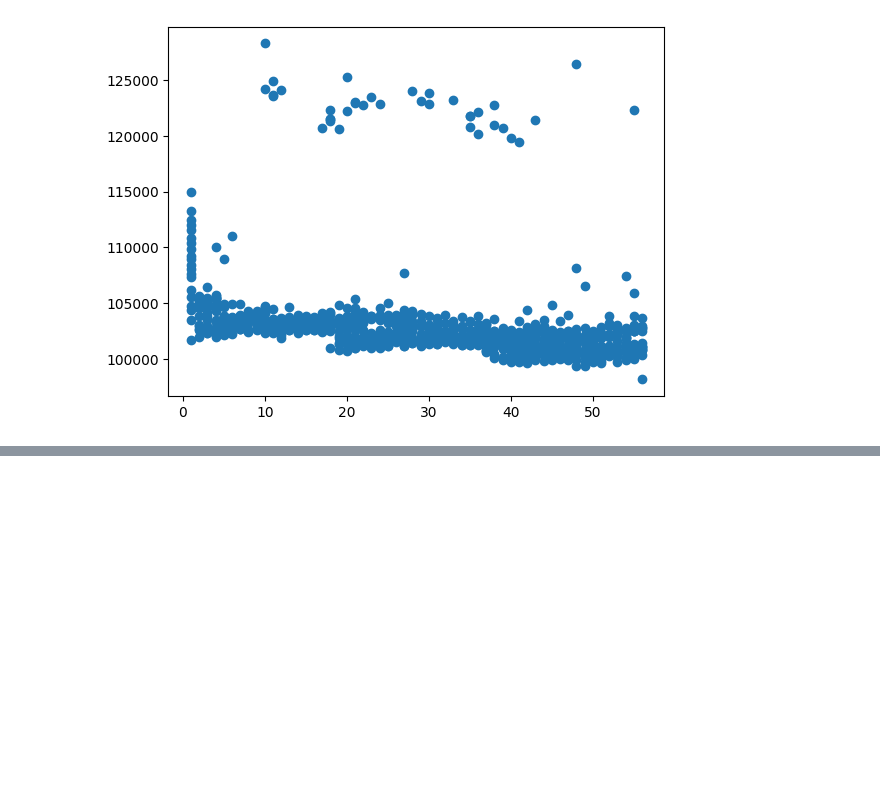
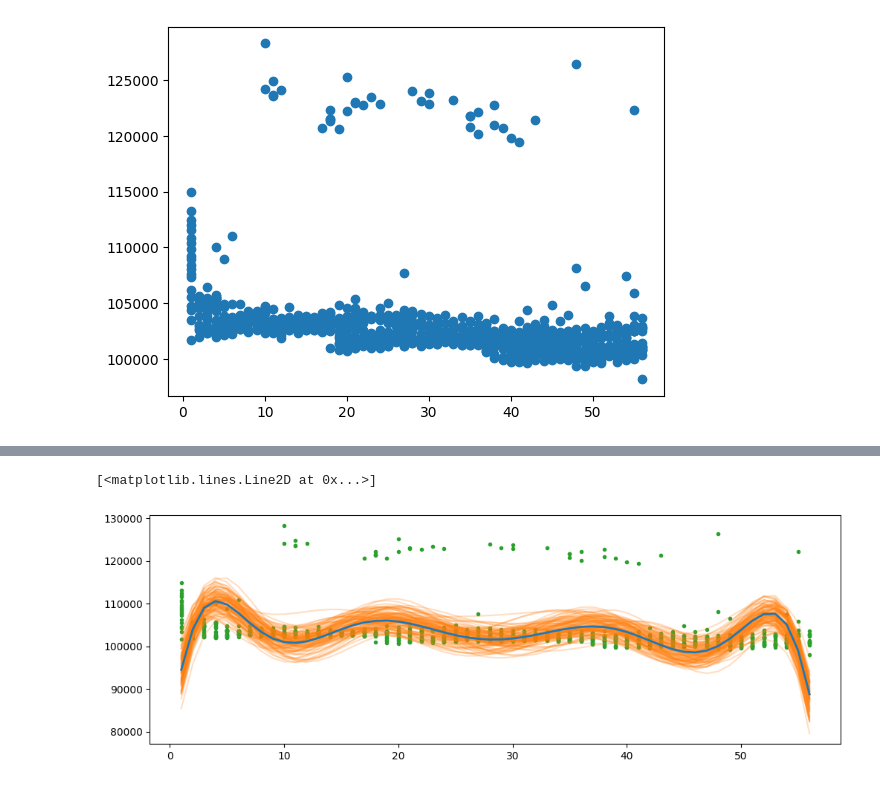
Before and after one commit to blortle-dev/data-science-lasa, a Jupyter notebook: Unit 7/ColiDicaU7Proj.ipynb, the cells around one changed output, grey strips where cells are left out. Cells and saved outputs as stored; diff of their text form; code cells hidden in the pictures; blank space fills up the shorter version.

```diff
--- a/Unit 7/ColiDicaU7Proj.ipynb
+++ b/Unit 7/ColiDicaU7Proj.ipynb
@@ -85,15 +121,20 @@ NUTS: [ℓ, f_hsgp_coeffs, α]
 # %%
+flat_lap = data["lap"].values.flatten()
+
 #set up plot
 _, ax = plt.subplots(1, 1, figsize=(12, 4))
 #plot raw data
-ax.plot(data["lap"].values, data["ms"].values, "C2.")
+ax.plot(flat_lap, ms, "C2.")
 
 #grab posterior
 f = az.extract(idata_hsgp, group="posterior", var_names="f")
 
+idx = np.argsort(flat_lap)
+#plot samples of the posterior
+ax.plot(flat_lap[idx], np.exp(f.values[idx,:100]), alpha=0.25, color="C1")
 
-idx = np.argsort(data["lap"].values)
-#plot samples of the posterior
-ax.plot(data["lap"].values[idx], np.exp(f.values[idx,:100]), alpha=0.25, color="C1")
 #plot posterior mean
-ax.plot(data["lap"].values[idx], np.exp(f.values[idx].mean(1)), color="C0", lw=2)
+ax.plot(flat_lap[idx], np.exp(f.values[idx].mean(1)), color="C0", lw=2)
+# %% [output]
+[<matplotlib.lines.Line2D at 0x...>]
+[figure, added]
```
Also changed, not shown: parts of 4 cells of this notebook.
